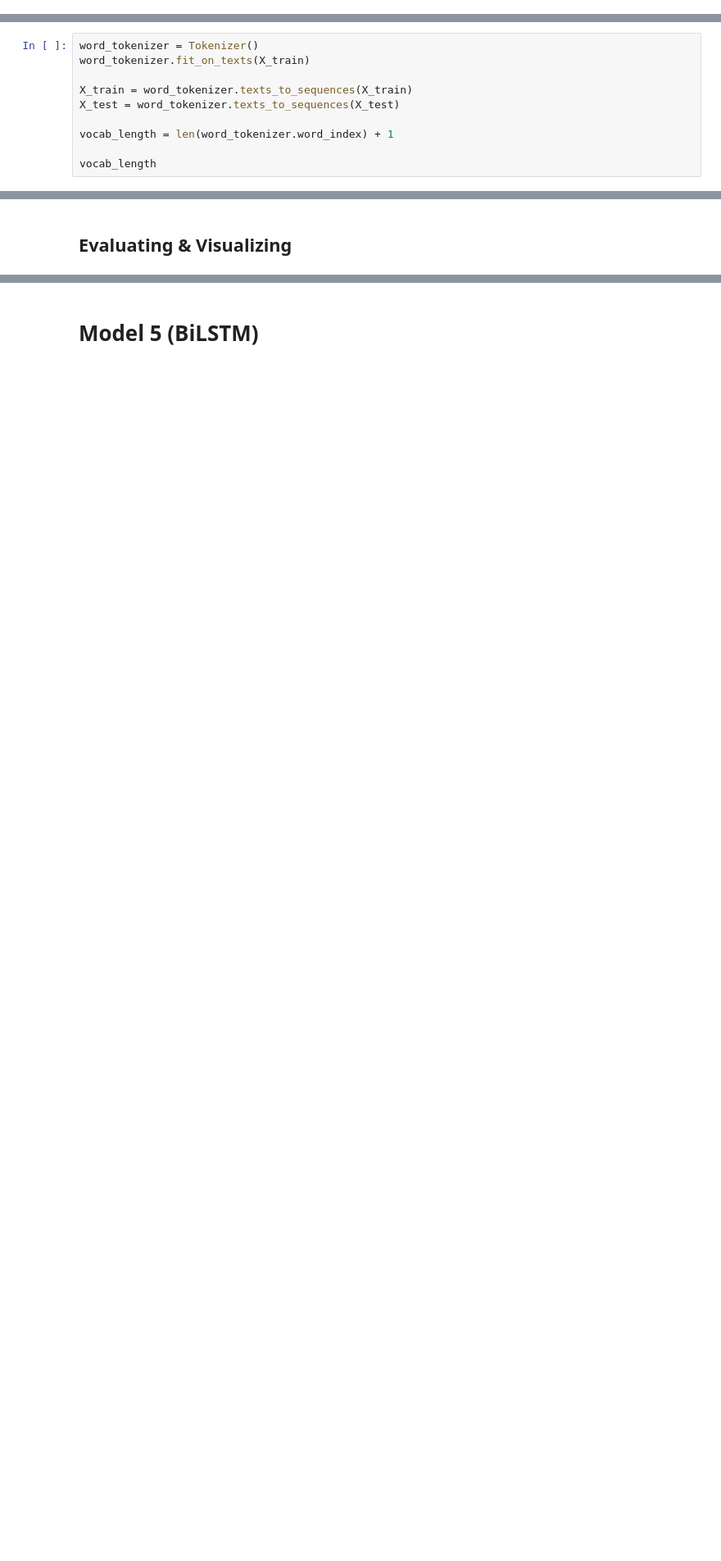
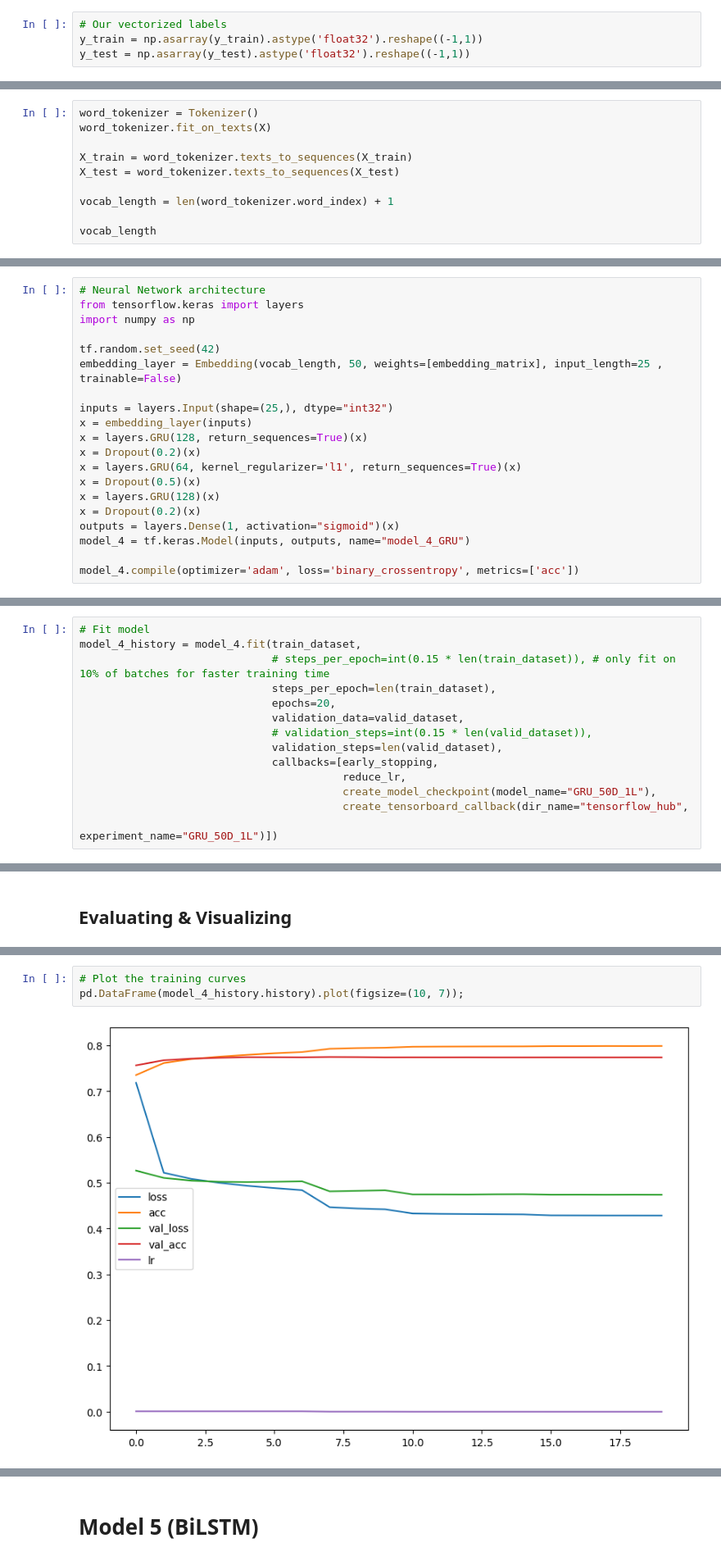
Before and after one commit to NigelGoh16/Sentiment_Analytics, a Jupyter notebook: Sentiment_Analysis_Modelling.ipynb, the cells around one changed output, grey strips where cells are left out. Shown at 82% size. Saved outputs shown, nothing was run; the diff lists cells and outputs as text; blank space fills up the shorter version.

```diff
--- a/Sentiment_Analysis_Modelling.ipynb
+++ b/Sentiment_Analysis_Modelling.ipynb
@@ -261,0 +541,4 @@ X_train, X_test, y_train, y_test = train_test_split(X, y, test_size=0.20, random
+# %%
+# Our vectorized labels
+y_train = np.asarray(y_train).astype('float32').reshape((-1,1))
+y_test = np.asarray(y_test).astype('float32').reshape((-1,1))
@@ -263,7 +551,7 @@ X_train, X_test, y_train, y_test = train_test_split(X, y, test_size=0.20, random
 # Tokenizing & Embeddings
 # %%
 word_tokenizer = Tokenizer()
-word_tokenizer.fit_on_texts(X_train)
+word_tokenizer.fit_on_texts(X)
 
 X_train = word_tokenizer.texts_to_sequences(X_train)
 X_test = word_tokenizer.texts_to_sequences(X_test)
@@ -445,2 +1124,22 @@ score_2 = model_temp(X_test)
 # %% [markdown]
 ## Training
+# %%
+# Neural Network architecture
+from tensorflow.keras import layers
+import numpy as np
+
+tf.random.set_seed(42)
+embedding_layer = Embedding(vocab_length, 50, weights=[embedding_matrix], input_length=25 , trainable=False)
+
+inputs = layers.Input(shape=(25,), dtype="int32")
+x = embedding_layer(inputs)
+x = layers.GRU(128, return_sequences=True)(x)
+x = Dropout(0.2)(x)
+x = layers.GRU(64, kernel_regularizer='l1', return_sequences=True)(x)
+x = Dropout(0.5)(x)
+x = layers.GRU(128)(x)
+x = Dropout(0.2)(x)
+outputs = layers.Dense(1, activation="sigmoid")(x)
+model_4 = tf.keras.Model(inputs, outputs, name="model_4_GRU")
+
+model_4.compile(optimizer='adam', loss='binary_crossentropy', metrics=['acc'])
@@ -446,0 +1166,14 @@ score_2 = model_temp(X_test)
+# %%
+# Fit model
+model_4_history = model_4.fit(train_dataset,
+                              # steps_per_epoch=int(0.15 * len(train_dataset)), # only fit on 10% of batches for faster training time
+                              steps_per_epoch=len(train_dataset),
+                              epochs=20,
+                              validation_data=valid_dataset,
+                              # validation_steps=int(0.15 * len(valid_dataset)),
+                              validation_steps=len(valid_dataset),
+                              callbacks=[early_stopping,
+                                         reduce_lr,
+                                         create_model_checkpoint(model_name="GRU_50D_1L"),
+                                         create_tensorboard_callback(dir_name="tensorflow_hub",
+                                                                     experiment_name="GRU_50D_1L")])
@@ -448,0 +1204,5 @@ score_2 = model_temp(X_test)
+# %%
+# Plot the training curves
+pd.DataFrame(model_4_history.history).plot(figsize=(10, 7));
+# %% [output]
+[figure, added]
```
Also changed, not shown: parts of 217 cells of this notebook.
